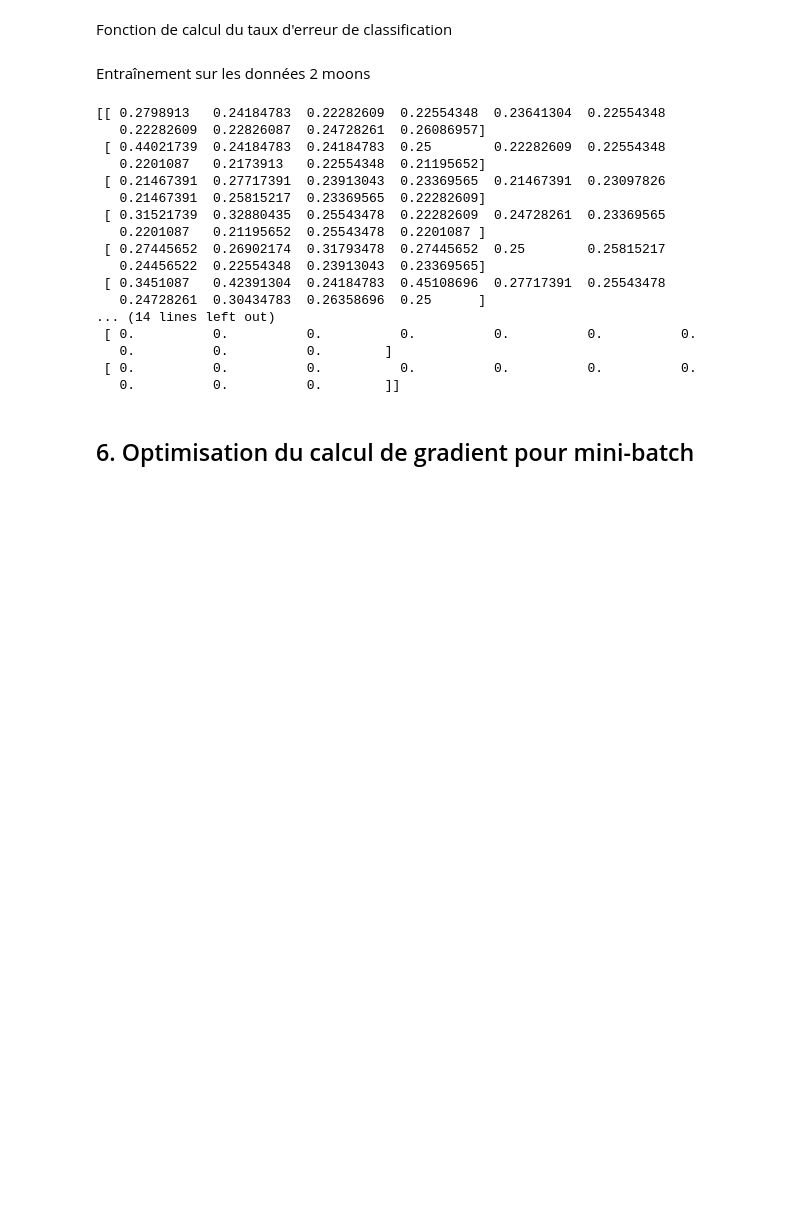
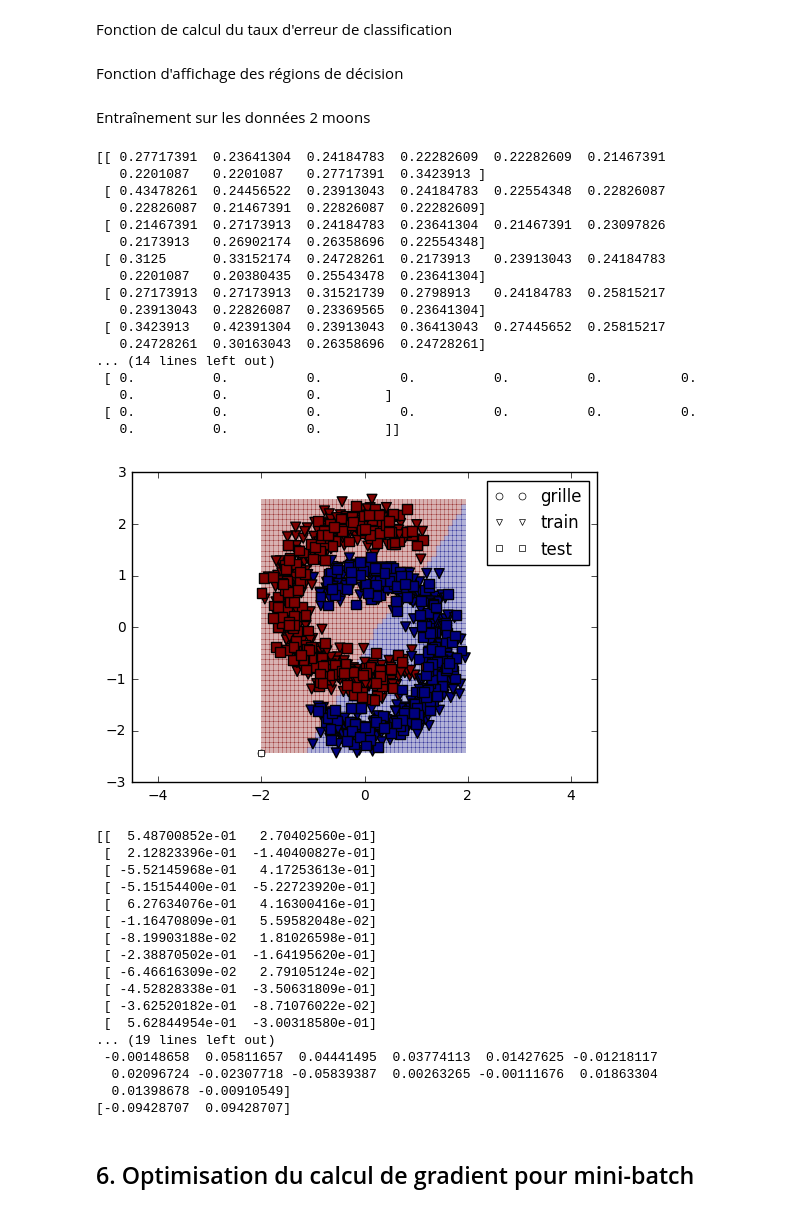
Before and after one commit to zacksoliman/simple-neural-net, a Jupyter notebook: Hwk2.ipynb, the cells around one changed output. Drawn from its saved outputs; the diff is of its cells as text; code cells hidden in the pictures; blank space fills up the shorter version.

Commit message:
added plot regions + updates neuralnetvectorized

```diff
--- a/Hwk2.ipynb
+++ b/Hwk2.ipynb
@@ -162,7 +162,7 @@ Affichage de vérification du gradient par différence finie
 # %%
 data = np.loadtxt(open('2moons.txt','r'))
 # %%
-nn = NeuralNet(2, 2, 2)
+nn = NeuralNet_basic(2, 2, 2)
 x = data[0,:-1]
 y = data[0,-1]
 epsilon = 1e-5
@@ -195,7 +195,7 @@ print(grad_b2 - grad_b2_diff)
 ## 3. Ajout de hyperparamètre de taille de lot K
 La fonction bprop est modifiée pour calculer le gradient sur un batch d'exemple. La fonction train est également ajoutée.
 # %%
-class NeuralNet:
+class NeuralNet_loop:
 
     def __init__(self, n_input, n_hidden, n_out, lambdas, K = 1):
 
@@ -303,7 +303,7 @@ Affichage de vérification du gradient pour un lot de 10 exemples
 # %%
 lambdas = np.array([[0, 0],
        [0, 0]])
-nn = NeuralNet(2, 2, 2, lambdas)
+nn = NeuralNet_loop(2, 2, 2, lambdas)
 X = data[0:10,:-1]
 Y = data[0:10,-1]
 
@@ -352,3 +352,5 @@ def taux_erreur(classifieur, data):
     #print(data_prob[1:20,:])
     #print(data_classe_pred[1:20])
     return 100*float(sum(sum([data_classe_pred != data[:,-1]])))/data.shape[0]
+# %% [markdown]
+Fonction d'affichage des régions de décision
@@ -371,8 +429,8 @@ train_data = data[test_inds,]
 validation_data = data[validation_inds,]
 
 #Variation de la valeur des hyperparamètres K et eta
-lambdas = np.array([[0, 0],
-       [0, 0]])
+lambdas = np.array([[0.0000001, 0.0000001],
+       [0.0000001, 0.0000001]])
 
 def frange(start, stop, step):
     i = start
@@ -386,8 +444,8 @@ i = 0
 for K in range(50,700,50):
     j = 0
     for eta in frange(0.1,1,0.1):
-        nn = NeuralNet(2,20,2,lambdas, K)
-        nn.train(train_data,10000,eta)
+        nn = NeuralNet_loop(2,20,2,lambdas, K)
+        nn.train(train_data,100000,eta)
         #erreurs[i,0] = 0.01*taux_erreur(nn, validation_data)
         #print(nn.W1)
         #print(nn.W2)
@@ -398,23 +456,48 @@ for K in range(50,700,50):
     i = i + 1
 print(erreurs)
 # %% [output]
-[[ 0.2798913   0.24184783  0.22282609  0.22554348  0.23641304  0.22554348
-   0.22282609  0.22826087  0.24728261  0.26086957]
- [ 0.44021739  0.24184783  0.24184783  0.25        0.22282609  0.22554348
-   0.2201087   0.2173913   0.22554348  0.21195652]
- [ 0.21467391  0.27717391  0.23913043  0.23369565  0.21467391  0.23097826
-   0.21467391  0.25815217  0.23369565  0.22282609]
- [ 0.31521739  0.32880435  0.25543478  0.22282609  0.24728261  0.23369565
-   0.2201087   0.21195652  0.25543478  0.2201087 ]
- [ 0.27445652  0.26902174  0.31793478  0.27445652  0.25        0.25815217
-   0.24456522  0.22554348  0.23913043  0.23369565]
- [ 0.3451087   0.42391304  0.24184783  0.45108696  0.27717391  0.25543478
-   0.24728261  0.30434783  0.26358696  0.25      ]
+[[ 0.27717391  0.23641304  0.24184783  0.22282609  0.22282609  0.21467391
+   0.2201087   0.2201087   0.27717391  0.3423913 ]
+ [ 0.43478261  0.24456522  0.23913043  0.24184783  0.22554348  0.22826087
+   0.22826087  0.21467391  0.22826087  0.22282609]
+ [ 0.21467391  0.27173913  0.24184783  0.23641304  0.21467391  0.23097826
+   0.2173913   0.26902174  0.26358696  0.22554348]
+ [ 0.3125      0.33152174  0.24728261  0.2173913   0.23913043  0.24184783
+   0.2201087   0.20380435  0.25543478  0.23641304]
+ [ 0.27173913  0.27173913  0.31521739  0.2798913   0.24184783  0.25815217
+   0.23913043  0.22826087  0.23369565  0.23641304]
+ [ 0.3423913   0.42391304  0.23913043  0.36413043  0.27445652  0.25815217
+   0.24728261  0.30163043  0.26358696  0.24728261]
 ... (14 lines left out)
  [ 0.          0.          0.          0.          0.          0.          0.
    0.          0.          0.        ]
  [ 0.          0.          0.          0.          0.          0.          0.
    0.          0.          0.        ]]
+# %%
+gridplot(nn, train_data, validation_data, 50)
+print(nn.W1)
+print(nn.W2)
+print(nn.b1)
+print(nn.b2)
+# %% [output]
+[figure, added]
+[[  5.48700852e-01   2.70402560e-01]
+ [  2.12823396e-01  -1.40400827e-01]
+ [ -5.52145968e-01   4.17253613e-01]
+ [ -5.15154400e-01  -5.22723920e-01]
+ [  6.27634076e-01   4.16300416e-01]
+ [ -1.16470809e-01   5.59582048e-02]
+ [ -8.19903188e-02   1.81026598e-01]
+ [ -2.38870502e-01  -1.64195620e-01]
+ [ -6.46616309e-02   2.79105124e-02]
+ [ -4.52828338e-01  -3.50631809e-01]
+ [ -3.62520182e-01  -8.71076022e-02]
+ [  5.62844954e-01  -3.00318580e-01]
+... (19 lines left out)
+ -0.00148658  0.05811657  0.04441495  0.03774113  0.01427625 -0.01218117
+  0.02096724 -0.02307718 -0.05839387  0.00263265 -0.00111676  0.01863304
+  0.01398678 -0.00910549]
+[-0.09428707  0.09428707]
 # %% [markdown]
 ## 6. Optimisation du calcul de gradient pour mini-batch
 # %% [markdown]
```
Also changed, not shown: parts of 7 cells of this notebook.
